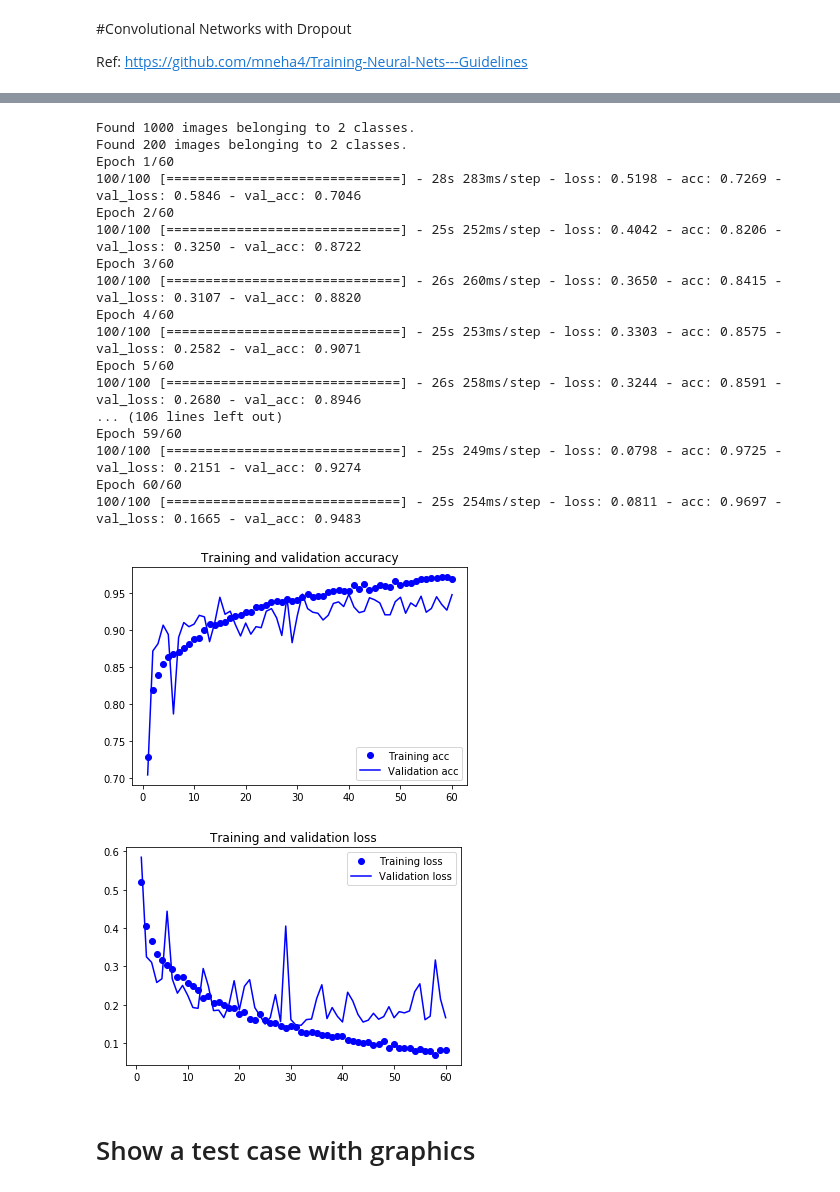
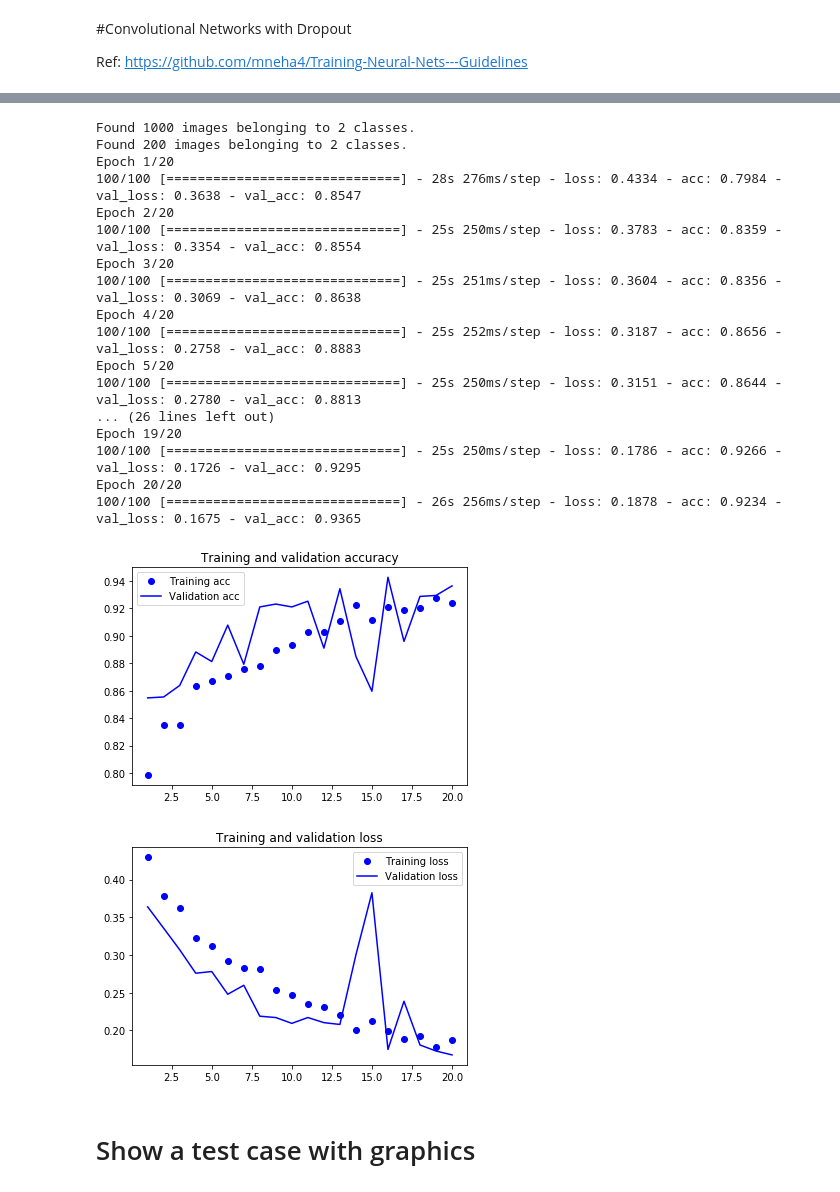
Before and after one commit to OnePassio/CE888, a Jupyter notebook: Lab7/Lab7_Exercise4_flower_detection.ipynb, the cells around one changed output, grey strips where cells are left out. Saved outputs shown, nothing was run; the diff lists cells and outputs as text; code cells hidden in the pictures.

```diff
--- a/Lab7/Lab7_Exercise4_flower_detection.ipynb
+++ b/Lab7/Lab7_Exercise4_flower_detection.ipynb
@@ -297,8 +175,8 @@ model.add(layers.MaxPooling2D((2, 2)))
 model.add(layers.Flatten())
 model.add(layers.Dropout(0.5))
 model.add(layers.Dense(512, activation='relu'))
-model.add(layers.Dense(1, activation='sigmoid'))
+model.add(layers.Dense(2, activation='softmax'))# 2 layer output is sunflower and tulip
 
-model.compile(loss='binary_crossentropy',
+model.compile(loss='categorical_crossentropy',
               optimizer=optimizers.RMSprop(lr=1e-4),
               metrics=['acc'])
@@ -323,64 +195,64 @@ test_datagen = ImageDataGenerator(rescale=1./255)
 train_generator = train_datagen.flow_from_directory(train_dir,
                                                     target_size=(150, 150),
                                                     batch_size=32,
-                                                    class_mode='binary')
+                                                    class_mode='categorical')
 
 validation_generator = test_datagen.flow_from_directory(validation_dir,
                                                         target_size=(150, 150),
                                                         batch_size=32,
-                                                        class_mode='binary')
+                                                        class_mode='categorical')
 
 history = model.fit_generator(train_generator,
                               steps_per_epoch=100,
-                              epochs=60,
+                              epochs=20,
                               validation_data=validation_generator,
                               validation_steps=50)
 # %% [output]
 Found 1000 images belonging to 2 classes.
 Found 200 images belonging to 2 classes.
-Epoch 1/60
-100/100 [==============================] - 28s 283ms/step - loss: 0.5198 - acc: 0.7269 - val_loss: 0.5846 - val_acc: 0.7046
-Epoch 2/60
-100/100 [==============================] - 25s 252ms/step - loss: 0.4042 - acc: 0.8206 - val_loss: 0.3250 - val_acc: 0.8722
-Epoch 3/60
-100/100 [==============================] - 26s 260ms/step - loss: 0.3650 - acc: 0.8415 - val_loss: 0.3107 - val_acc: 0.8820
-Epoch 4/60
-100/100 [==============================] - 25s 253ms/step - loss: 0.3303 - acc: 0.8575 - val_loss: 0.2582 - val_acc: 0.9071
-Epoch 5/60
-100/100 [==============================] - 26s 258ms/step - loss: 0.3244 - acc: 0.8591 - val_loss: 0.2680 - val_acc: 0.8946
-... (106 lines left out)
-Epoch 59/60
-100/100 [==============================] - 25s 249ms/step - loss: 0.0798 - acc: 0.9725 - val_loss: 0.2151 - val_acc: 0.9274
-Epoch 60/60
-100/100 [==============================] - 25s 254ms/step - loss: 0.0811 - acc: 0.9697 - val_loss: 0.1665 - val_acc: 0.9483
+Epoch 1/20
+100/100 [==============================] - 28s 276ms/step - loss: 0.4334 - acc: 0.7984 - val_loss: 0.3638 - val_acc: 0.8547
+Epoch 2/20
+100/100 [==============================] - 25s 250ms/step - loss: 0.3783 - acc: 0.8359 - val_loss: 0.3354 - val_acc: 0.8554
+Epoch 3/20
+100/100 [==============================] - 25s 251ms/step - loss: 0.3604 - acc: 0.8356 - val_loss: 0.3069 - val_acc: 0.8638
+Epoch 4/20
+100/100 [==============================] - 25s 252ms/step - loss: 0.3187 - acc: 0.8656 - val_loss: 0.2758 - val_acc: 0.8883
+Epoch 5/20
+100/100 [==============================] - 25s 250ms/step - loss: 0.3151 - acc: 0.8644 - val_loss: 0.2780 - val_acc: 0.8813
+... (26 lines left out)
+Epoch 19/20
+100/100 [==============================] - 25s 250ms/step - loss: 0.1786 - acc: 0.9266 - val_loss: 0.1726 - val_acc: 0.9295
+Epoch 20/20
+100/100 [==============================] - 26s 256ms/step - loss: 0.1878 - acc: 0.9234 - val_loss: 0.1675 - val_acc: 0.9365
 # %%
-model.save('flowers_2.h5')
+model.save('flowers.h5')
 
 import matplotlib.pyplot as plt
 
 acc = history.history['acc']
 val_acc = history.history['val_acc']
 loss = history.history['loss']
 val_loss = history.history['val_loss']
 
 epochs = range(1, len(acc) + 1)
 
 plt.plot(epochs, acc, 'bo', label='Training acc')
 plt.plot(epochs, val_acc, 'b', label='Validation acc')
 plt.title('Training and validation accuracy')
 plt.legend()
 
 plt.figure()
 
 plt.plot(epochs, loss, 'bo', label='Training loss')
 plt.plot(epochs, val_loss, 'b', label='Validation loss')
 plt.title('Training and validation loss')
 plt.legend()
 
 plt.show()
 # %% [output]
-[figure, old version]
+[figure, new version]
-[figure, old version]
+[figure, new version]
 # %% [markdown]
 # Show a test case with graphics
 # %%
```
Also changed, not shown: parts of 19 cells of this notebook.
